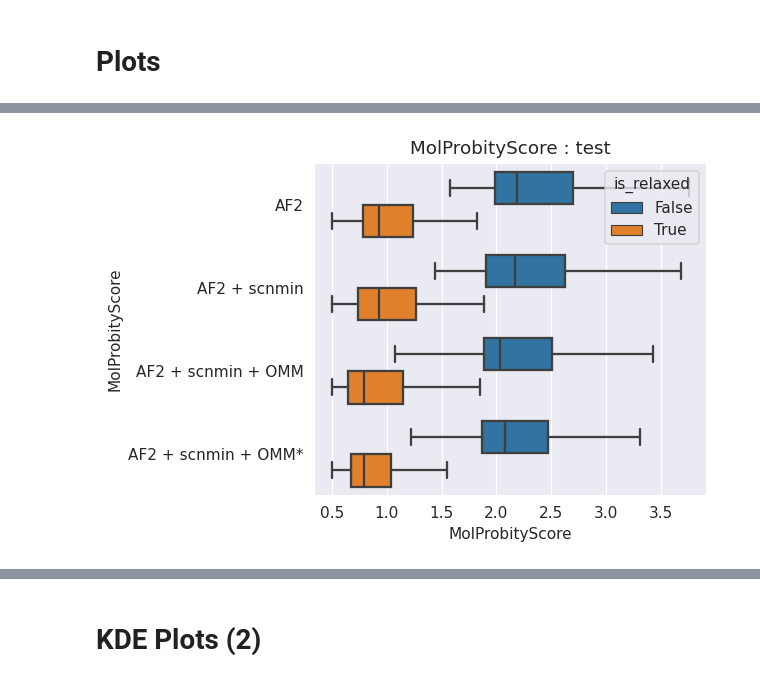
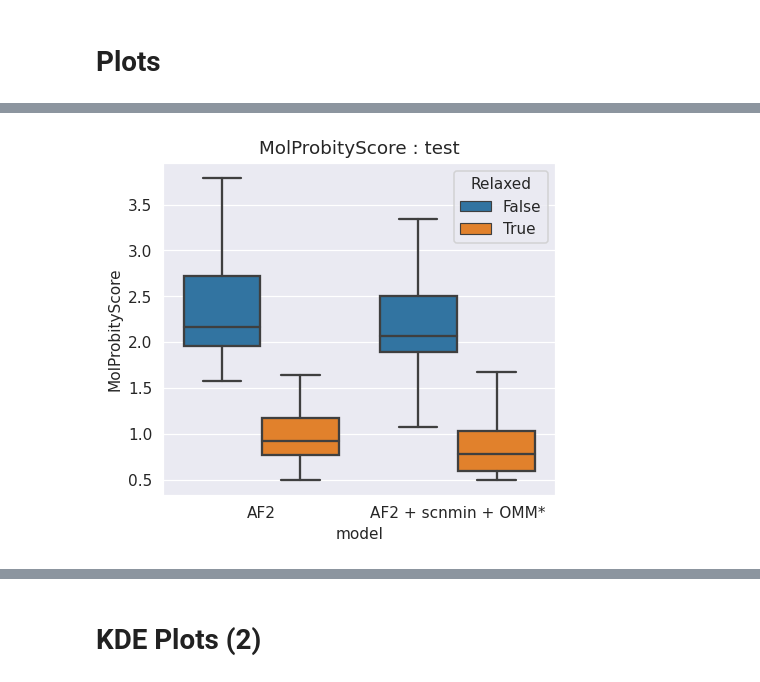
Before and after one commit to jonathanking/openfold, a Jupyter notebook: jk_research/evaluations/230629/230629_relax_plots.ipynb, the cells around one changed output, grey strips where cells are left out. Cells and saved outputs as stored; diff of their text form; code cells hidden in the pictures.

```diff
--- a/jk_research/evaluations/230629/230629_relax_plots.ipynb
+++ b/jk_research/evaluations/230629/230629_relax_plots.ipynb
@@ -18,9 +18,7 @@ sns.set_style("darkgrid")
 %matplotlib inline
 %cd /net/pulsar/home/koes/jok120/openfold
 
-RESULTS_BASE_DIRS = ["/net/pulsar/home/koes/jok120/openfold/out/evaluation/230612"]
-RESULTS_BASE_DIRS += ["/net/pulsar/home/koes/jok120/openfold/out/evaluation/230609",
-                      "/net/pulsar/home/koes/jok120/openfold/out/evaluation/230627"]
+RESULTS_BASE_DIRS = ["/net/pulsar/home/koes/jok120/openfold/out/evaluation/230629"]
 # %% [output]
 /net/pulsar/home/koes/jok120/openfold
 # %% [markdown]
@@ -29,14 +27,18 @@ RESULTS_BASE_DIRS += ["/net/pulsar/home/koes/jok120/openfold/out/evaluation/2306
 def create_dataframe_dict(eval_dirs):
     df_dict = {}
     for (model_name, basedir) in eval_dirs:
-        for split in ['val', 'test']:
-            for identity in ['pred', 'true', 'pred_relaxed', 'true_relaxed']:
-            # for identity in ['pred', 'pred_relaxed']:
+        for split in ['test']:
+        # for split in ['val', 'test']:
+            # for identity in ['pred', 'true', 'pred_relaxed', 'true_relaxed']:
+            for identity in ['pred', 'pred_relaxed']:
 
                 molpro_csv = os.path.join(basedir, model_name, "pdbs", split, identity, "molprobity.out")
                 print(molpro_csv)
                 molpro_df = pd.read_csv(molpro_csv, skiprows=1, sep=":")
-                molpro_df["protein_name"] = molpro_df["#pdbFileName"].str[:-12]
+                if 'relaxed' in identity:
+                    molpro_df["protein_name"] = molpro_df["#pdbFileName"].str[:-12]
+                else:
+                    molpro_df["protein_name"] = molpro_df["#pdbFileName"].str[:-4]
 
                 # Update some molpro cols, rotaOutlier:rotaFavored:numRota:ramaOutlier:ramaAllowed:ramaFavored:numRama
                 #pct_badbonds, pct_badangles
@@ -375,7 +489,24 @@ omm_scnmin2 = "30kpureReLU_scnmin_omm_00d_eval_sOMM"
 # %%
+# dfs = (df_dict[(af2, "test", "pred")], df_dict[(af2, "test", "pred_relaxed")],
+#        df_dict[(af2_scnmin, "test", "pred")], df_dict[(af2_scnmin, "test", "pred_relaxed")],
+#        df_dict[(af2_scnunmin, "test", "pred")], df_dict[(af2_scnunmin, "test", "pred_relaxed")],
+#        df_dict[(omm_scnmin, "test", "pred")], df_dict[(omm_scnmin, "test", "pred_relaxed")],
+#        df_dict[(omm_scnmin2, "test", "pred")], df_dict[(omm_scnmin2, "test", "pred_relaxed")],
+#        )
+# df_names = ("AF2", "AF2 + relax",
+#             "AF2 + scnmin", "AF2 + scnmin + relax",
+#             "AF2 + OMM", "AF2 + OMM + relax",
+#             "AF2 + scnmin + OMM", "AF2 + scnmin + OMM + relax",
+#             "AF2 + scnmin + OMM*", "AF2 + scnmin + OMM* + relax")
+
 dfs = (df_dict[(af2, "test", "pred")], df_dict[(af2, "test", "pred_relaxed")],
-       df_dict[(af2_scnmin, "test", "pred")], df_dict[(af2_scnmin, "test", "pred_relaxed")],
-       df_dict[(omm_scnmin, "test", "pred")], df_dict[(omm_scnmin, "test", "pred_relaxed")],
+       # df_dict[(af2_scnmin, "test", "pred")], df_dict[(af2_scnmin, "test", "pred_relaxed")],
+       # df_dict[(af2_scnunmin, "test", "pred")], df_dict[(af2_scnunmin, "test", "pred_relaxed")],
+       # df_dict[(omm_scnmin, "test", "pred")], df_dict[(omm_scnmin, "test", "pred_relaxed")],
        df_dict[(omm_scnmin2, "test", "pred")], df_dict[(omm_scnmin2, "test", "pred_relaxed")],
        )
-df_names = ("AF2", "AF2 + relax", "AF2 + scnmin", "AF2 + scnmin + relax", "AF2 + scnmin + OMM", "AF2 + scnmin + OMM + relax", "AF2 + scnmin + OMM*", "AF2 + scnmin + OMM* + relax")
+df_names = ("AF2", "AF2 + relax",
+       #      "AF2 + scnmin", "AF2 + scnmin + relax",
+       #      "AF2 + OMM", "AF2 + OMM + relax",
+       #      "AF2 + scnmin + OMM", "AF2 + scnmin + OMM + relax",
+            "AF2 + scnmin + OMM*", "AF2 + scnmin + OMM* + relax")
@@ -450,4 +606,4 @@ df = make_ngroupedbarplot(dfs, df_names, "clashscore", "test", dotsize=3)
 # %%
-df = make_ngroupedbarplot(dfs, df_names, "MolProbityScore", "test", dotsize=3)
+df = make_ngroupedbarplot_vert(dfs, df_names, "MolProbityScore", "test", dotsize=3, do_swarm=False)
 # %% [output]
-[figure, old version]
+[figure, new version]
```
Also changed, not shown: parts of 83 cells of this notebook, 32 other files.
